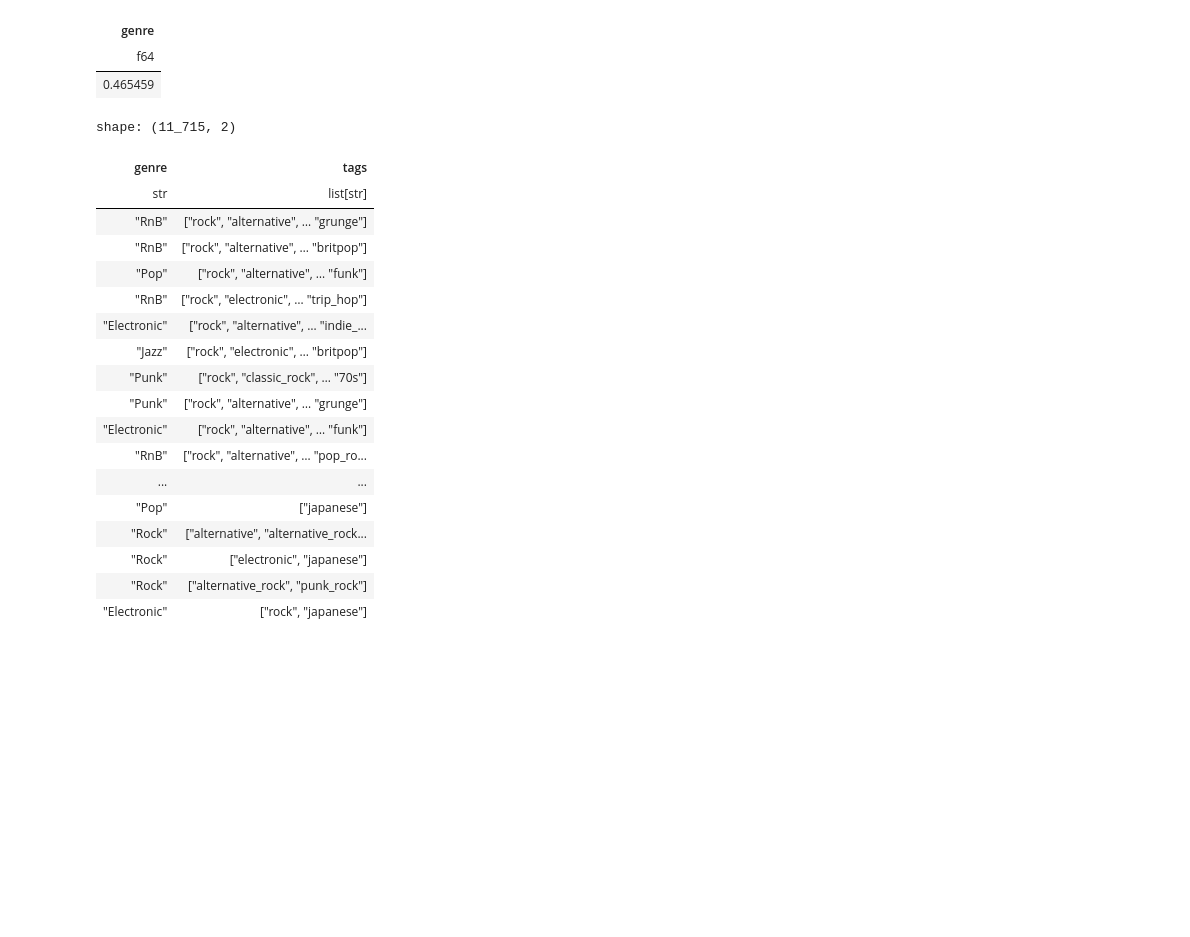
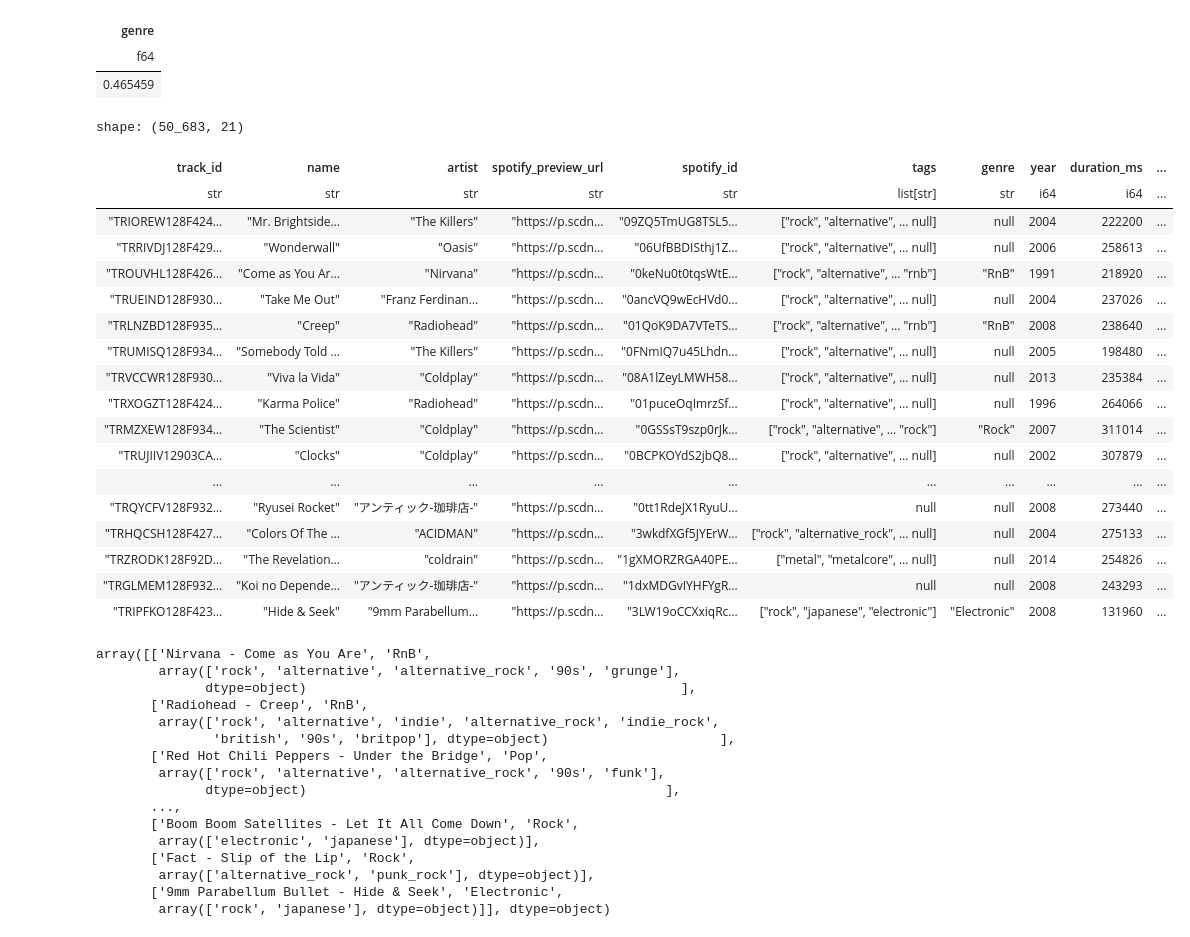
Before and after one commit to panierka/SongsDatabaseAnalysis, a Jupyter notebook: data-processing.ipynb, the cells around one changed output. Drawn from its saved outputs; the diff is of its cells as text; code cells hidden in the pictures; blank space fills up the shorter version.

```diff
--- a/data-processing.ipynb
+++ b/data-processing.ipynb
@@ -122,28 +124,55 @@ shape: (1, 1)
 | genre |
 | f64 |
 | 0.465459 |
+# %%
+def to_snake(text: str) -> str:
+    return text.replace(' ', '_').lower()
+
+tracks_lf.select(
+    pl.all()
+).with_columns(
+    pl.col('tags').arr.concat(pl.col('genre').apply(to_snake)).alias('tags')
+).collect()
+# %% [output]
+shape: (50_683, 21)
+| track_id | name | artist | spotify_preview_url | spotify_id | tags | genre | year | duration_ms | ... |
+| str | str | str | str | str | list[str] | str | i64 | i64 | ... |
+| "TRIOREW128F424… | "Mr. Brightside… | "The Killers" | "https://p.scdn… | "09ZQ5TmUG8TSL5… | ["rock", "alternative", … null] | null | 2004 | 222200 | ... |
+| "TRRIVDJ128F429… | "Wonderwall" | "Oasis" | "https://p.scdn… | "06UfBBDISthj1Z… | ["rock", "alternative", … null] | null | 2006 | 258613 | ... |
+| "TROUVHL128F426… | "Come as You Ar… | "Nirvana" | "https://p.scdn… | "0keNu0t0tqsWtE… | ["rock", "alternative", … "rnb"] | "RnB" | 1991 | 218920 | ... |
+| "TRUEIND128F930… | "Take Me Out" | "Franz Ferdinan… | "https://p.scdn… | "0ancVQ9wEcHVd0… | ["rock", "alternative", … null] | null | 2004 | 237026 | ... |
+| "TRLNZBD128F935… | "Creep" | "Radiohead" | "https://p.scdn… | "01QoK9DA7VTeTS… | ["rock", "alternative", … "rnb"] | "RnB" | 2008 | 238640 | ... |
+| "TRUMISQ128F934… | "Somebody Told … | "The Killers" | "https://p.scdn… | "0FNmIQ7u45Lhdn… | ["rock", "alternative", … null] | null | 2005 | 198480 | ... |
+| "TRVCCWR128F930… | "Viva la Vida" | "Coldplay" | "https://p.scdn… | "08A1lZeyLMWH58… | ["rock", "alternative", … null] | null | 2013 | 235384 | ... |
+| "TRXOGZT128F424… | "Karma Police" | "Radiohead" | "https://p.scdn… | "01puceOqImrzSf… | ["rock", "alternative", … null] | null | 1996 | 264066 | ... |
+| "TRMZXEW128F934… | "The Scientist" | "Coldplay" | "https://p.scdn… | "0GSSsT9szp0rJk… | ["rock", "alternative", … "rock"] | "Rock" | 2007 | 311014 | ... |
+| "TRUJIIV12903CA… | "Clocks" | "Coldplay" | "https://p.scdn… | "0BCPKOYdS2jbQ8… | ["rock", "alternative", … null] | null | 2002 | 307879 | ... |
+| ... | ... | ... | ... | ... | ... | ... | ... | ... | ... |
+| "TRQYCFV128F932… | "Ryusei Rocket" | "アンティック-珈琲店-" | "https://p.scdn… | "0tt1RdeJX1RyuU… | null | null | 2008 | 273440 | ... |
+| "TRHQCSH128F427… | "Colors Of The … | "ACIDMAN" | "https://p.scdn… | "3wkdfXGf5JYErW… | ["rock", "alternative_rock", … null] | null | 2004 | 275133 | ... |
+| "TRZRODK128F92D… | "The Revelation… | "coldrain" | "https://p.scdn… | "1gXMORZRGA40PE… | ["metal", "metalcore", … null] | null | 2014 | 254826 | ... |
+| "TRGLMEM128F932… | "Koi no Depende… | "アンティック-珈琲店-" | "https://p.scdn… | "1dxMDGvIYHFYgR… | null | null | 2008 | 243293 | ... |
+| "TRIPFKO128F423… | "Hide & Seek" | "9mm Parabellum… | "https://p.scdn… | "3LW19oCCXxiqRc… | ["rock", "japanese", "electronic"] | "Electronic" | 2008 | 131960 | ... |
 # %%
 tracks_lf.drop_nulls().select([
+    (pl.col('artist') + ' - ' + pl.col('name')).alias('track'),
     pl.col('genre'),
     pl.col('tags')
-]).filter(genre_is_tag().is_not()).collect()
+]).filter(genre_is_tag().is_not()).collect().to_numpy()
 # %% [output]
-shape: (11_715, 2)
+array([['Nirvana - Come as You Are', 'RnB',
+        array(['rock', 'alternative', 'alternative_rock', '90s', 'grunge'],
+              dtype=object)                                                ],
+       ['Radiohead - Creep', 'RnB',
+        array(['rock', 'alternative', 'indie', 'alternative_rock', 'indie_rock',
+               'british', '90s', 'britpop'], dtype=object)                      ],
+       ['Red Hot Chili Peppers - Under the Bridge', 'Pop',
+        array(['rock', 'alternative', 'alternative_rock', '90s', 'funk'],
+              dtype=object)                                              ],
+       ...,
+       ['Boom Boom Satellites - Let It All Come Down', 'Rock',
+        array(['electronic', 'japanese'], dtype=object)],
+       ['Fact - Slip of the Lip', 'Rock',
+        array(['alternative_rock', 'punk_rock'], dtype=object)],
+       ['9mm Parabellum Bullet - Hide & Seek', 'Electronic',
+        array(['rock', 'japanese'], dtype=object)]], dtype=object)
-| genre | tags |
-| str | list[str] |
-| "RnB" | ["rock", "alternative", … "grunge"] |
-| "RnB" | ["rock", "alternative", … "britpop"] |
-| "Pop" | ["rock", "alternative", … "funk"] |
-| "RnB" | ["rock", "electronic", … "trip_hop"] |
-| "Electronic" | ["rock", "alternative", … "indie_... |
-| "Jazz" | ["rock", "electronic", … "britpop"] |
-| "Punk" | ["rock", "classic_rock", … "70s"] |
-| "Punk" | ["rock", "alternative", … "grunge"] |
-| "Electronic" | ["rock", "alternative", … "funk"] |
-| "RnB" | ["rock", "alternative", … "pop_ro... |
-| ... | ... |
-| "Pop" | ["japanese"] |
-| "Rock" | ["alternative", "alternative_rock... |
-| "Rock" | ["electronic", "japanese"] |
-| "Rock" | ["alternative_rock", "punk_rock"] |
-| "Electronic" | ["rock", "japanese"] |
```
Also changed, not shown: parts of 9 cells of this notebook, 1 other file.
